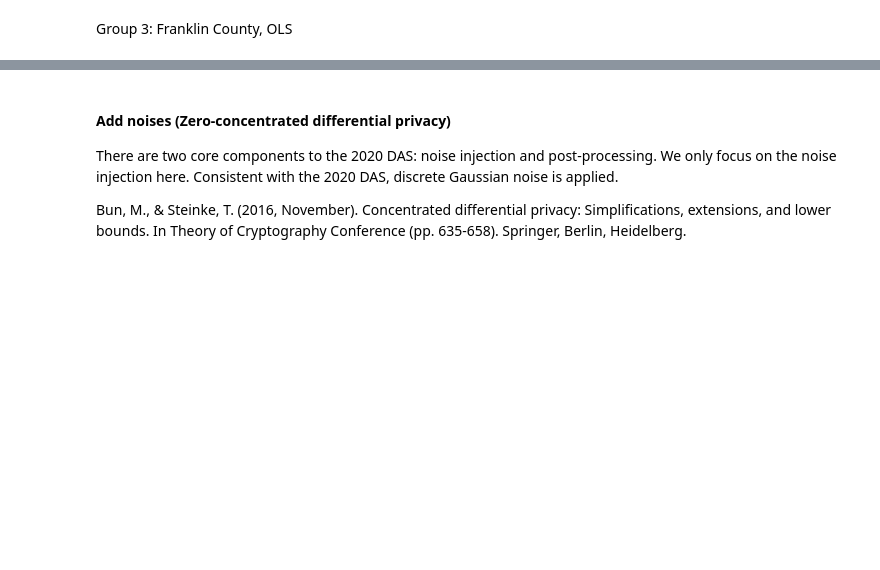
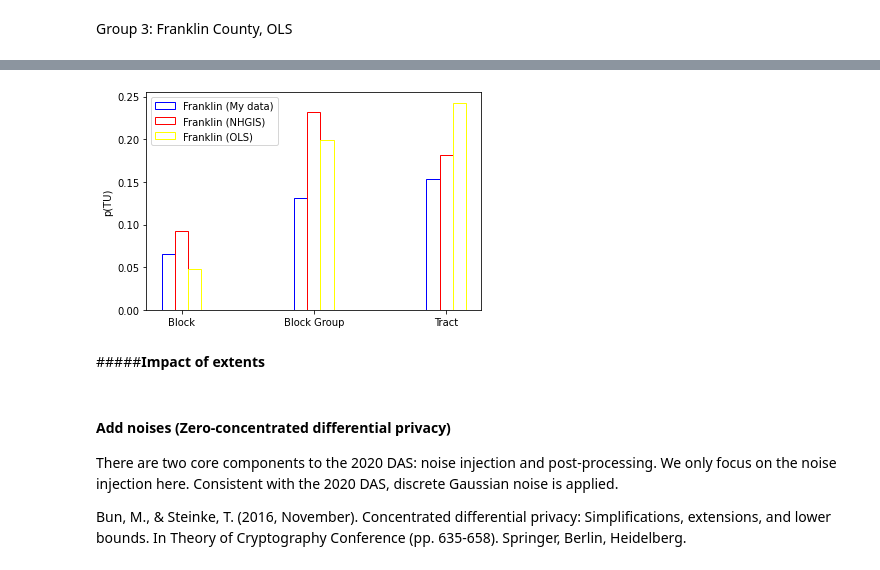
Before and after one commit to linyuehzzz/tda-eval, a Jupyter notebook: cell_uniques.ipynb, the cells around one changed output, grey strips where cells are left out. Saved outputs shown, nothing was run; the diff lists cells and outputs as text; code cells hidden in the pictures; blank space fills up the shorter version.

```diff
--- a/cell_uniques.ipynb
+++ b/cell_uniques.ipynb
@@ -214,0 +313,28 @@ Group 3: Franklin County, OLS
+# %%
+import matplotlib.pyplot as plt
+
+labels = ['Block', 'Block Group', 'Tract']
+p_tu_1 = [p_tu_blk, p_tu_bg, p_tu_tr]
+p_tu_2 = [p_tu_nhgis_blk, p_tu_nhgis_bg, p_tu_nhgis_tr]
+p_tu_3 = [p_tu_ols_blk, p_tu_ols_bg, p_tu_ols_tr]
+
+x = np.arange(len(labels))  # the label locations
+width = 0.1 # the width of the bars
+
+fig, ax = plt.subplots()
+colors = [(0, 0, 1, 1), (1, 0, 0, 1), (1, 1, 0, 1)]
+
+rects1 = ax.bar(x - width, p_tu_1, width, label='Franklin (My data)', color=(0,0,0,0), edgecolor=colors[0])
+rects3 = ax.bar(x, p_tu_2, width, label='Franklin (NHGIS)', color=(0,0,0,0), edgecolor=colors[1])
+rects2 = ax.bar(x + width, p_tu_3, width, label='Franklin (OLS)', color=(0,0,0,0), edgecolor=colors[2])
+
+ax.set_ylabel('p(TU)')
+ax.set_xticks(x)
+ax.set_xticklabels(labels)
+ax.legend()
+
+plt.show()
+# %% [output]
+[figure, added]
+# %% [markdown]
+#####**Impact of extents**
```
Also changed, not shown: parts of 8 cells of this notebook.
